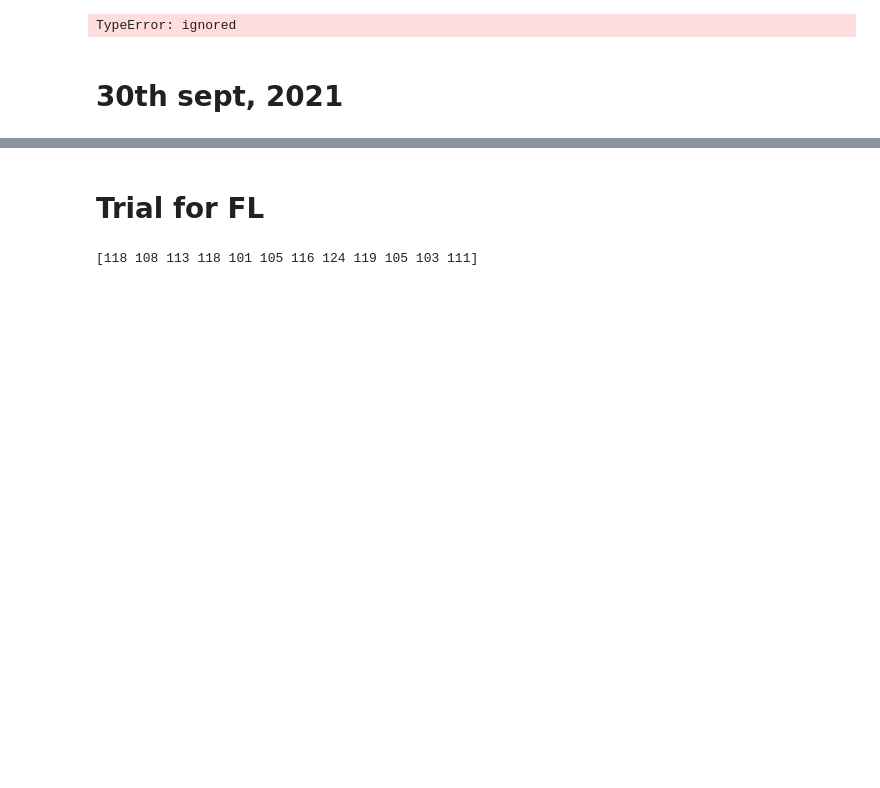
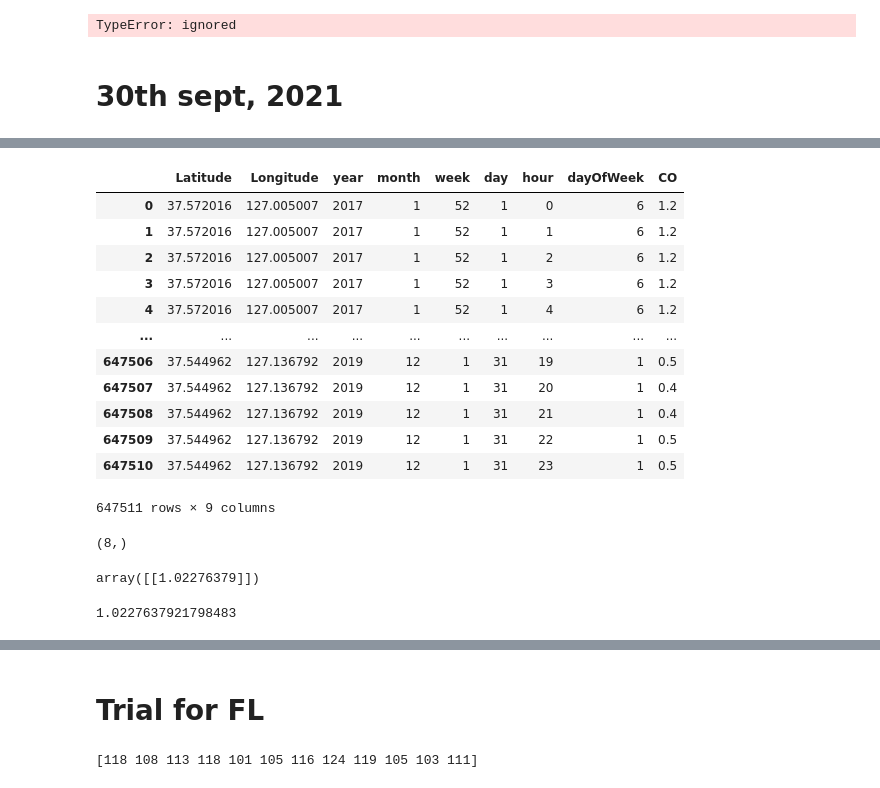
Before and after one commit to anirbansarkar823/BuildingNeuralNetworks, a Jupyter notebook: Federated Learning/Implementing_Federated_Learning.ipynb, the cells around one changed output, grey strips where cells are left out. Drawn from its saved outputs; the diff is of its cells as text; code cells hidden in the pictures; blank space fills up the shorter version.

```diff
--- a/Federated Learning/Implementing_Federated_Learning.ipynb
+++ b/Federated Learning/Implementing_Federated_Learning.ipynb
@@ -876,0 +897,26 @@ Server()
+# %%
+%%time
+# getting input data
+K = 25 # as we have 25 clients
+clients = {} # dictionary
+
+# reading all the clients
+for st_code in range(101,126):
+    clients[st_code] = pd.read_csv("/content/drive/MyDrive/Colab Notebooks/dataNew/station_code"+str(st_code)+".csv", index_col = 0)
+
+    clients[st_code]['Measurement date'] = pd.to_datetime(clients[st_code]['Measurement date'])
+
+    clients[st_code]['year'] = clients[st_code]['Measurement date'].dt.year
+    clients[st_code]['month'] = clients[st_code]['Measurement date'].dt.month
+    clients[st_code]['week'] = clients[st_code]['Measurement date'].dt.week
+    clients[st_code]['day'] = clients[st_code]['Measurement date'].dt.day
+    clients[st_code]['hour'] = clients[st_code]['Measurement date'].dt.hour
+    clients[st_code]['minute'] = clients[st_code]['Measurement date'].dt.minute # minute is not significant; as only 0 values
+    clients[st_code]['dayOfWeek'] = clients[st_code]['Measurement date'].dt.dayofweek
+
+    # choosing features
+    clients[st_code] = clients[st_code][['Latitude', 'Longitude','year', 'month', 'week', 'day', 'hour', 'dayOfWeek', 'CO']]
+
+
+
+# dataset['date'], dataset['time'] = dataset['Measurement date'].dt.date, dataset['Measurement date'].dt.time
@@ -876,0 +926,29 @@ Server()
+# %%
+# merging all the clients data
+import pandas as pd
+
+frames = list(clients.values())
+
+dataset = pd.concat(frames)
+display(dataset)
+# %% [output]
+|  | Latitude | Longitude | year | month | week | day | hour | dayOfWeek | CO |
+| 0 | 37.572016 | 127.005007 | 2017 | 1 | 52 | 1 | 0 | 6 | 1.2 |
+| 1 | 37.572016 | 127.005007 | 2017 | 1 | 52 | 1 | 1 | 6 | 1.2 |
+| 2 | 37.572016 | 127.005007 | 2017 | 1 | 52 | 1 | 2 | 6 | 1.2 |
+| 3 | 37.572016 | 127.005007 | 2017 | 1 | 52 | 1 | 3 | 6 | 1.2 |
+| 4 | 37.572016 | 127.005007 | 2017 | 1 | 52 | 1 | 4 | 6 | 1.2 |
+| ... | ... | ... | ... | ... | ... | ... | ... | ... | ... |
+| 647506 | 37.544962 | 127.136792 | 2019 | 12 | 1 | 31 | 19 | 1 | 0.5 |
+| 647507 | 37.544962 | 127.136792 | 2019 | 12 | 1 | 31 | 20 | 1 | 0.4 |
+| 647508 | 37.544962 | 127.136792 | 2019 | 12 | 1 | 31 | 21 | 1 | 0.4 |
+| 647509 | 37.544962 | 127.136792 | 2019 | 12 | 1 | 31 | 22 | 1 | 0.5 |
+| 647510 | 37.544962 | 127.136792 | 2019 | 12 | 1 | 31 | 23 | 1 | 0.5 |
+647511 rows × 9 columns
+# %%
+X, y = dataset.drop('CO', axis=1),  dataset['CO']
+x_train, x_test, y_train, y_test = train_test_split(X, y, test_size = 0.1, random_state=0)
+x_test, y_test = x_test.to_numpy(), y_test.to_numpy()
+x_test[0].shape
+# %% [output]
+(8,)
@@ -876,0 +1094,8 @@ Server()
+# %%
+errors[0]
+# %% [output]
+array([[1.02276379]])
+# %%
+errors[0].ravel()[0]
+# %% [output]
+1.0227637921798483
```
Also changed, not shown: parts of 51 cells of this notebook.
